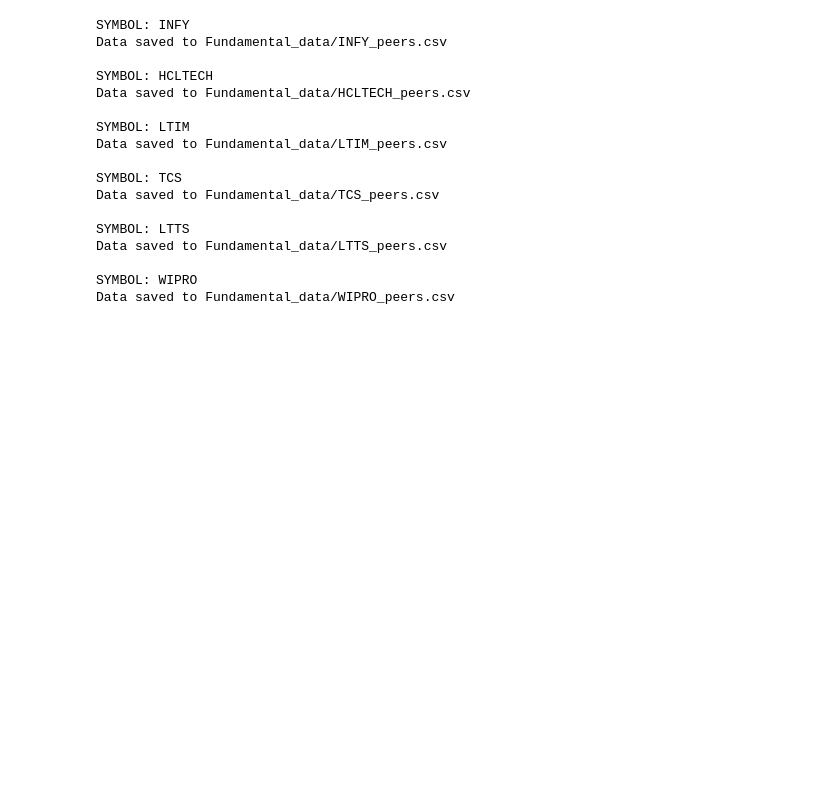
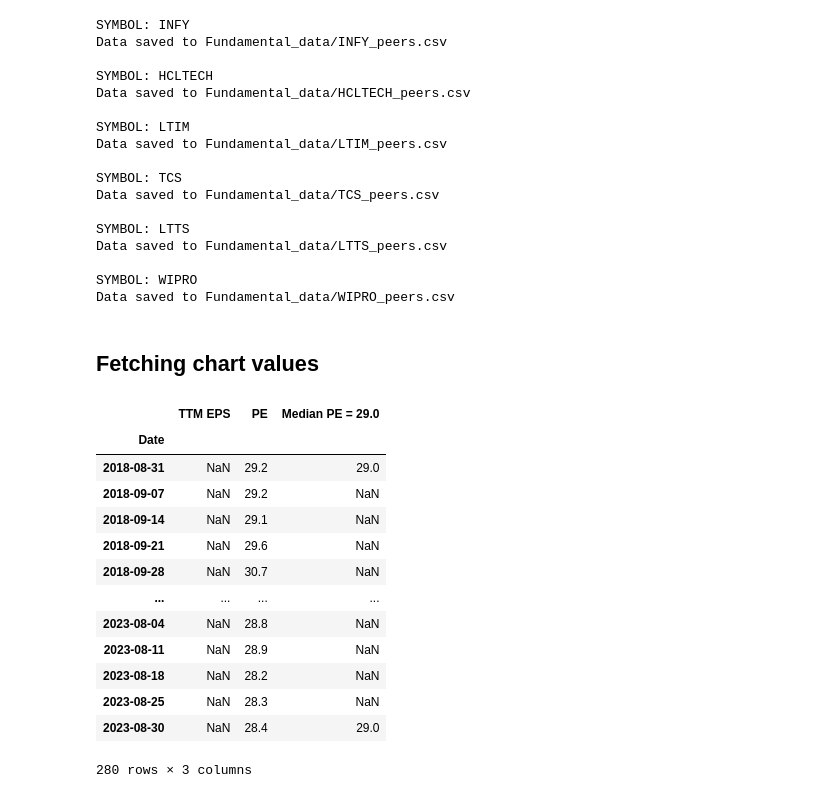
Before and after one commit to intilt/Intrade_ai, a Jupyter notebook: Notebooks/Fundamentals/get_fundamentals_data.ipynb, the cells around one changed output. Saved outputs shown, nothing was run; the diff lists cells and outputs as text; code cells hidden in the pictures; blank space fills up the shorter version.

Commit message:
Fetched chart datas

```diff
--- a/Notebooks/Fundamentals/get_fundamentals_data.ipynb
+++ b/Notebooks/Fundamentals/get_fundamentals_data.ipynb
@@ -266,18 +268,18 @@ def fetch_scrip_data(scrip, section_id):
     try:
         page=urlopen(req)
         soup_consolidated = BeautifulSoup(page)
-        company_id = soup_consolidated.find('div',{'id': 'company-info'})['data-warehouse-id'] # fetching company id
+        warehouse_id = soup_consolidated.find('div',{'id': 'company-info'})['data-warehouse-id'] # fetching warehouse id
 
-        url = f"https://www.screener.in/api/company/{company_id}/quick_ratios/"
+        url = f"https://www.screener.in/api/company/{warehouse_id}/quick_ratios/"
         response = requests.request("GET", url, headers=hdr)
         html_data = response.text
         soup_quick_ratio = BeautifulSoup(html_data, 'html.parser')
 
         scrip_data = extract_scrip_ratios(soup_consolidated, soup_quick_ratio, 'company-ratios', 'top-ratios')
         try:
-            table_df = extract_table_by_class(soup, section_id, 'data-table responsive-text-nowrap')
+            table_df = extract_table_by_class(soup_consolidated, section_id, 'data-table responsive-text-nowrap')
         except:
-            table_df = extract_table_by_class(soup, section_id, 'data-table')
+            table_df = extract_table_by_class(soup_consolidated, section_id, 'data-table')
     except:
         print(f'EXCEPTION THROWN: UNABLE TO FETCH DATA')
 
@@ -648,3 +650,5 @@ Data saved to Fundamental_data/LTTS_peers.csv
 
 SYMBOL: WIPRO
 Data saved to Fundamental_data/WIPRO_peers.csv
+# %% [markdown]
+## Fetching chart values
@@ -650,0 +699,33 @@ Data saved to Fundamental_data/WIPRO_peers.csv
+# %%
+options = {'Price' : 'Price-DMA50-DMA200-Volume',
+        'PE Ratio' : 'Price+to+Earning-Median+PE-EPS',
+        'Market Cap / Sales': 'Market+Cap+to+Sales-Median+Market+Cap+to+Sales-Sales',
+        'Sales & Margin' : 'GPM-OPM-NPM-Quarter+Sales',
+        'EV / EBITDA' : 'EV+Multiple-Median+EV+Multiple-EBITDA',
+        'Price to Book' : 'Price+to+book+value-Median+PBV-Book+value'}
+
+days = {'1m' : 30,
+        '6m' : 180,
+        '1Yr' : 365,
+        '3Yr' : 1095,
+        '5Yr' : 1825,
+        '10Yr' : 3652,
+        'Max' : 10000}
+# %%
+df = fetch_price_chart_data('TCS', days['5Yr'], options['PE Ratio'])
+df
+# %% [output]
+|  | TTM EPS | PE | Median PE = 29.0 |
+| Date |  |  |  |
+| 2018-08-31 | NaN | 29.2 | 29.0 |
+| 2018-09-07 | NaN | 29.2 | NaN |
+| 2018-09-14 | NaN | 29.1 | NaN |
+| 2018-09-21 | NaN | 29.6 | NaN |
+| 2018-09-28 | NaN | 30.7 | NaN |
+| ... | ... | ... | ... |
+| 2023-08-04 | NaN | 28.8 | NaN |
+| 2023-08-11 | NaN | 28.9 | NaN |
+| 2023-08-18 | NaN | 28.2 | NaN |
+| 2023-08-25 | NaN | 28.3 | NaN |
+| 2023-08-30 | NaN | 28.4 | 29.0 |
+280 rows × 3 columns
```
Also changed, not shown: parts of 5 cells of this notebook.
